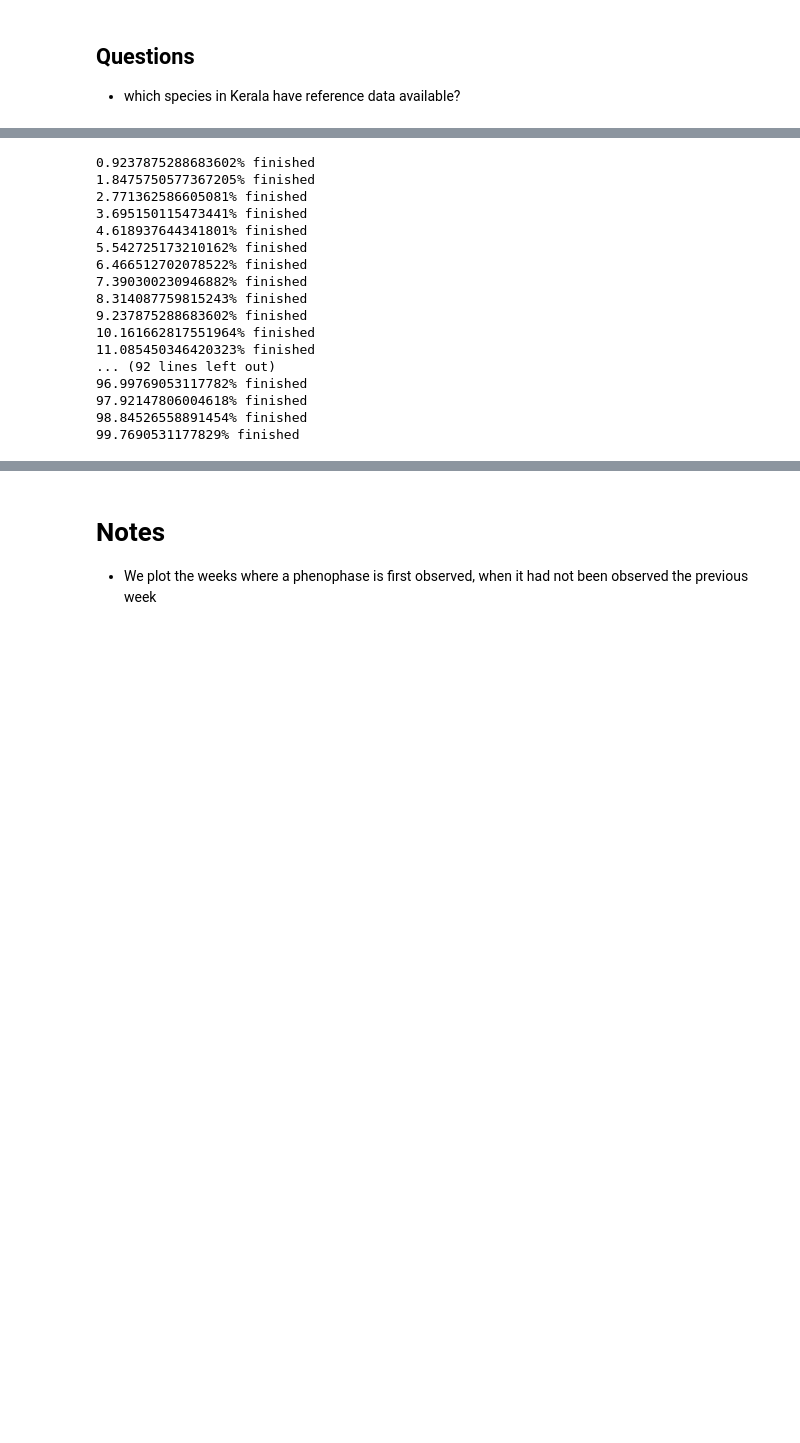
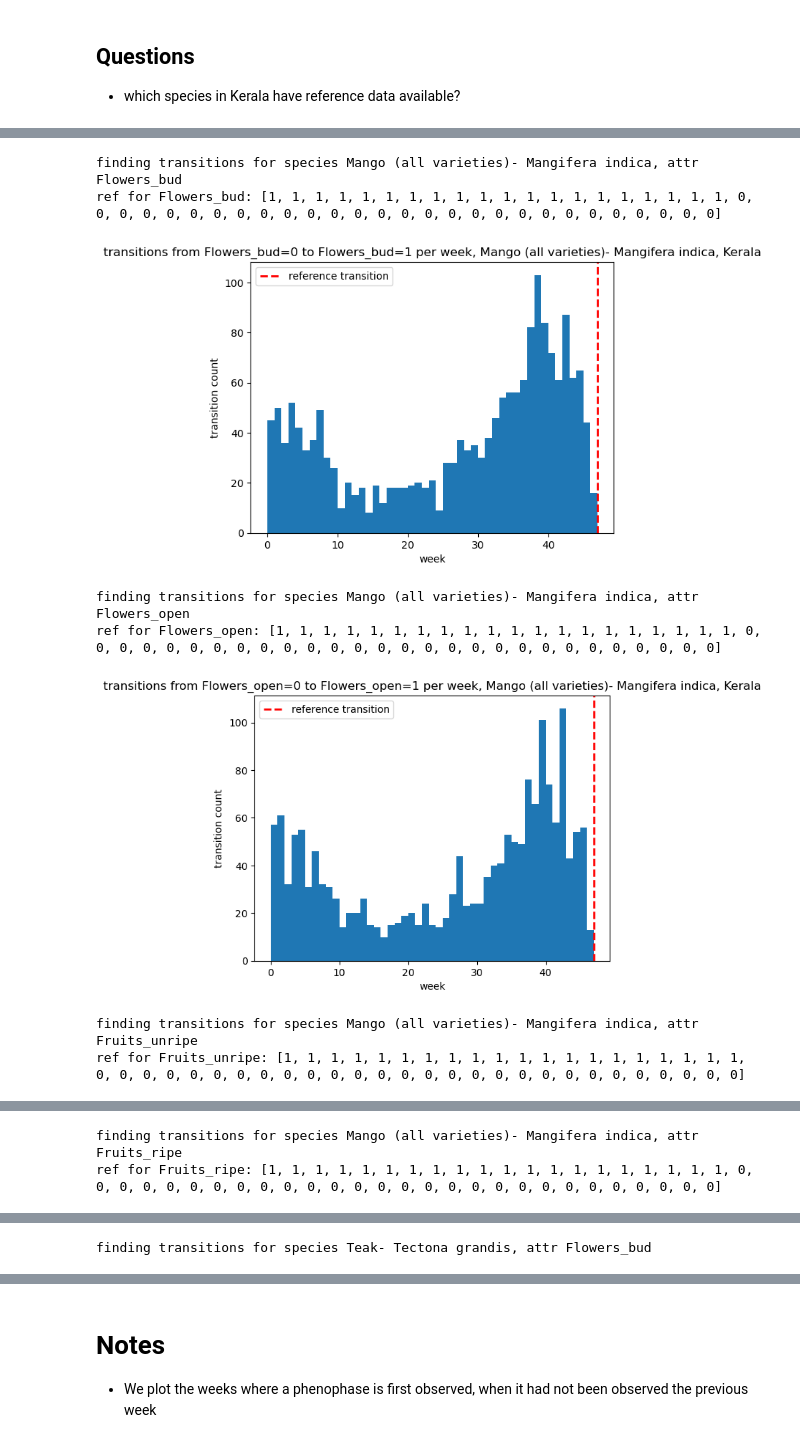
Before and after one commit to BU-Spark/pitne-season-watch, a Jupyter notebook: visualizations.ipynb, the cells around one changed output, grey strips where cells are left out. Drawn from its saved outputs; the diff is of its cells as text; code cells hidden in the pictures; blank space fills up the shorter version.

```diff
--- a/visualizations.ipynb
+++ b/visualizations.ipynb
@@ -160,33 +193,49 @@ def get_transition_week(tree_df, attr, zero_to_one=True):
 # %%
 # for species, get average week where phenophase switches from attr=0 to attr=1
-species = 'Mango (all varieties)- Mangifera indica'
-transition_attr = 'Fruits_unripe'
-species_df = cit_df[cit_df['Species_name'] == species]
-transition_weeks = []
-total = len(species_df['User_Tree_id'].unique())
-i = 0
+for species in ref_data_available_df.sort_values(by='citizen_obs_count', ascending=False)[:10]['species'].tolist():
+    species_df = cit_df[cit_df['Species_name'] == species]
+    species_id = name_to_id_dict[species.lower().replace(' ', '')]
+    species_ref_df = ref_df[ref_df['species_id'] == species_id]
+    total = len(species_df['User_Tree_id'].unique())
+    for transition_attr in cat_attrs:
+        # find # of ref datapoints for attr
+        num_ref_for_attr = ref_data_available_df.loc[ref_data_available_df['species'] == species].iloc[0][transition_attr]
 
-for user_tree_id in species_df['User_Tree_id'].unique():
-    i += 1
-    species_df_for_tree_id = species_df[species_df['User_Tree_id'] == user_tree_id].sort_values(by=['Year', 'Week'], ascending=[True, True])
-    transition_weeks += get_transition_week(species_df_for_tree_id, transition_attr)
-    if i % 100 == 0:
-        print("{}% finished".format(100 * i/total))
+        # if there is no reference data for this attribute, skip
+        if num_ref_for_attr == 0:
+            continue
+
+        print("finding transitions for species {}, attr {}".format(species, transition_attr))
+
+        # get transition weeks for tree id in cit data
+        transition_weeks = []
+        for user_tree_id in species_df['User_Tree_id'].unique():
+            species_df_for_tree_id = species_df[species_df['User_Tree_id'] == user_tree_id].sort_values(by=['Year', 'Week'], ascending=[True, True])
+            transition_weeks += get_transition_week(species_df_for_tree_id, transition_attr)
+
+        # get transition week in ref data
+        transition_weeks_ref = get_transition_week_ref(species_ref_df, transition_attr)
+
+        # get counts for each transition week
+        counts = pd.Series(transition_weeks).value_counts()
+        count_idxs, counts = list(counts.index), list(counts)
+        count_idxs, counts
+
+        # plot the distribution of transitions
+        plt.title("transitions from {}={} to {}={} per week, {}, Kerala".format(transition_attr, 0, transition_attr, 1, species))
+        plt.xlabel("week")
+        plt.ylabel("transition count")
+        plt.bar(x=count_idxs, height=counts, width=1, align='edge')
+        for transition_week in transition_weeks_ref:
+            plt.axvline(x=transition_weeks_ref, color='red', linewidth=2, linestyle='--', label='reference transition')
+        plt.legend()
+        plt.show()
 # %% [output]
-0.9237875288683602% finished
-1.8475750577367205% finished
-2.771362586605081% finished
-3.695150115473441% finished
-4.618937644341801% finished
-5.542725173210162% finished
-6.466512702078522% finished
-7.390300230946882% finished
-8.314087759815243% finished
-9.237875288683602% finished
-10.161662817551964% finished
-11.085450346420323% finished
-... (92 lines left out)
-96.99769053117782% finished
-97.92147806004618% finished
-98.84526558891454% finished
-99.7690531177829% finished
+finding transitions for species Mango (all varieties)- Mangifera indica, attr Flowers_bud
+ref for Flowers_bud: [1, 1, 1, 1, 1, 1, 1, 1, 1, 1, 1, 1, 1, 1, 1, 1, 1, 1, 1, 1, 0, 0, 0, 0, 0, 0, 0, 0, 0, 0, 0, 0, 0, 0, 0, 0, 0, 0, 0, 0, 0, 0, 0, 0, 0, 0, 0, 0]
+[figure, added]
+finding transitions for species Mango (all varieties)- Mangifera indica, attr Flowers_open
+ref for Flowers_open: [1, 1, 1, 1, 1, 1, 1, 1, 1, 1, 1, 1, 1, 1, 1, 1, 1, 1, 1, 1, 0, 0, 0, 0, 0, 0, 0, 0, 0, 0, 0, 0, 0, 0, 0, 0, 0, 0, 0, 0, 0, 0, 0, 0, 0, 0, 0, 0]
+[figure, added]
+finding transitions for species Mango (all varieties)- Mangifera indica, attr Fruits_unripe
+ref for Fruits_unripe: [1, 1, 1, 1, 1, 1, 1, 1, 1, 1, 1, 1, 1, 1, 1, 1, 1, 1, 1, 1, 0, 0, 0, 0, 0, 0, 0, 0, 0, 0, 0, 0, 0, 0, 0, 0, 0, 0, 0, 0, 0, 0, 0, 0, 0, 0, 0, 0]
@@ -192,0 +243,2 @@ for user_tree_id in species_df['User_Tree_id'].unique():
+finding transitions for species Mango (all varieties)- Mangifera indica, attr Fruits_ripe
+ref for Fruits_ripe: [1, 1, 1, 1, 1, 1, 1, 1, 1, 1, 1, 1, 1, 1, 1, 1, 1, 1, 1, 1, 0, 0, 0, 0, 0, 0, 0, 0, 0, 0, 0, 0, 0, 0, 0, 0, 0, 0, 0, 0, 0, 0, 0, 0, 0, 0, 0, 0]
@@ -192,0 +246 @@ for user_tree_id in species_df['User_Tree_id'].unique():
+finding transitions for species Teak- Tectona grandis, attr Flowers_bud
```
Also changed, not shown: parts of 10 cells of this notebook.
